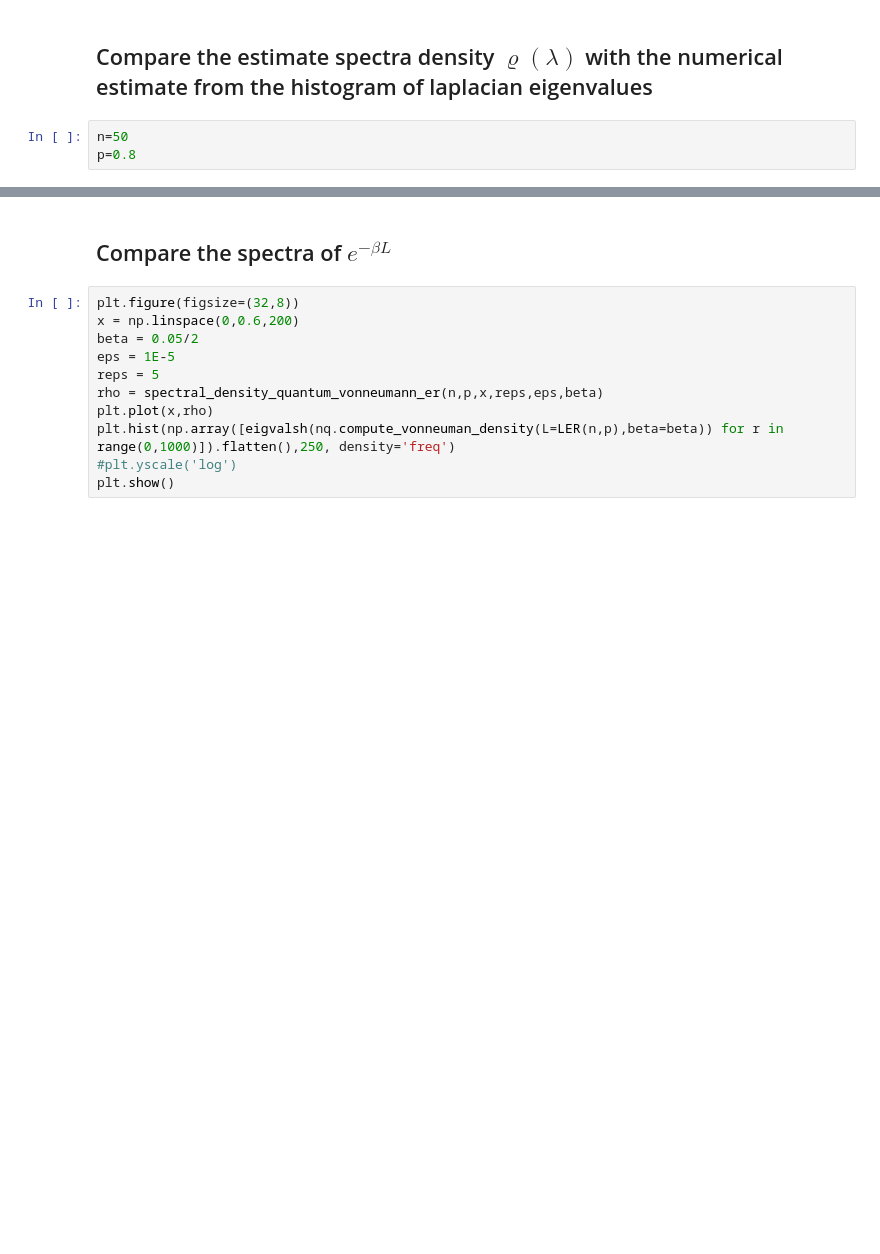
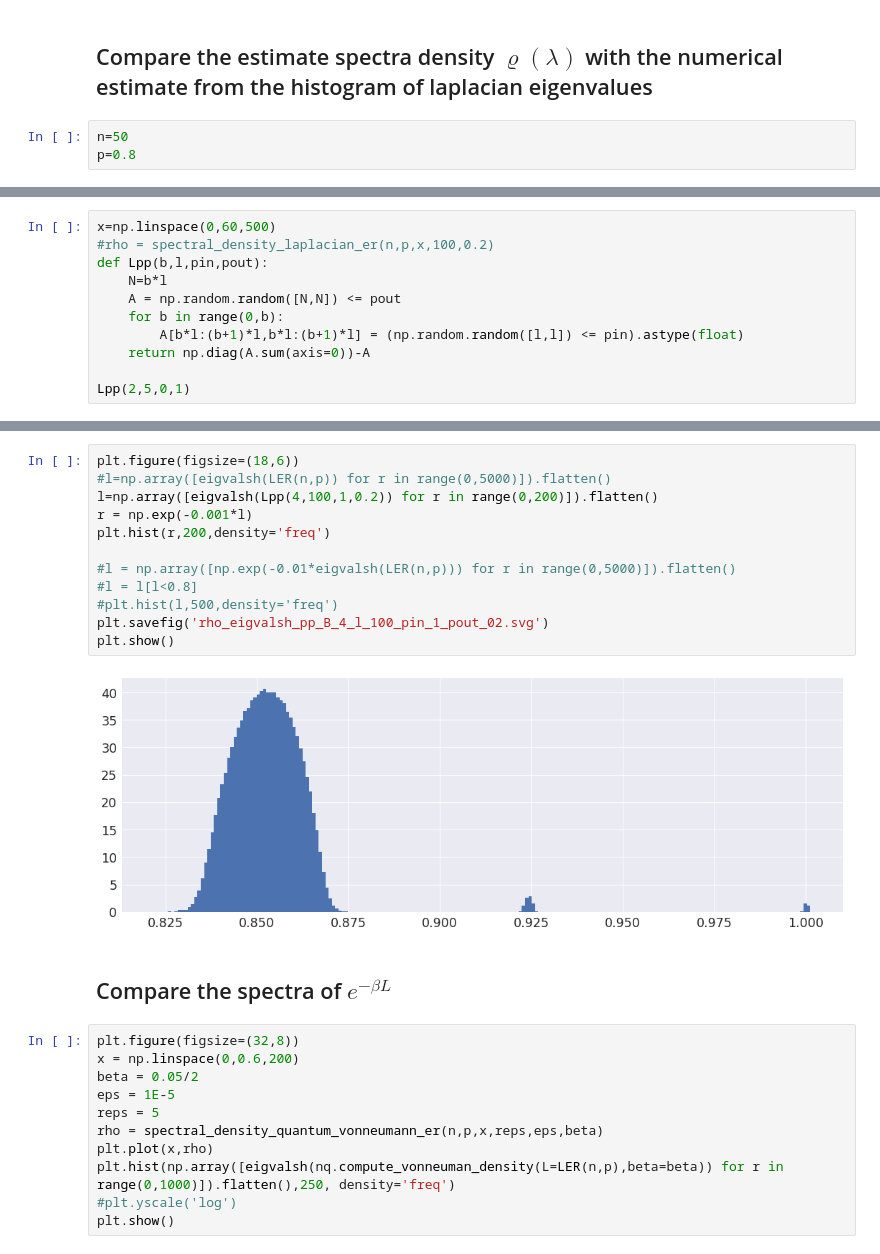
Before and after one commit to CarloNicolini/networkqit, a Jupyter notebook: notebooks/Quenched_vs_annealed_vs_randomfield.ipynb, the cells around one changed output, grey strips where cells are left out. Saved outputs shown, nothing was run; the diff lists cells and outputs as text; blank space fills up the shorter version.

```diff
--- a/notebooks/Quenched_vs_annealed_vs_randomfield.ipynb
+++ b/notebooks/Quenched_vs_annealed_vs_randomfield.ipynb
@@ -176,0 +168,11 @@ plt.show()
+# %%
+x=np.linspace(0,60,500)
+#rho = spectral_density_laplacian_er(n,p,x,100,0.2)
+def Lpp(b,l,pin,pout):
+    N=b*l
+    A = np.random.random([N,N]) <= pout
+    for b in range(0,b):
+        A[b*l:(b+1)*l,b*l:(b+1)*l] = (np.random.random([l,l]) <= pin).astype(float)
+    return np.diag(A.sum(axis=0))-A
+
+Lpp(2,5,0,1)
@@ -177,3 +190,17 @@ plt.show()
+# %%
+plt.figure(figsize=(18,6))
+#l=np.array([eigvalsh(LER(n,p)) for r in range(0,5000)]).flatten()
+l=np.array([eigvalsh(Lpp(4,100,1,0.2)) for r in range(0,200)]).flatten()
+r = np.exp(-0.001*l)
+plt.hist(r,200,density='freq')
+
+#l = np.array([np.exp(-0.01*eigvalsh(LER(n,p))) for r in range(0,5000)]).flatten()
+#l = l[l<0.8]
+#plt.hist(l,500,density='freq')
+plt.savefig('rho_eigvalsh_pp_B_4_l_100_pin_1_pout_02.svg')
+plt.show()
+# %% [output]
+[figure, added]
 # %% [markdown]
 ## Compare the spectra of $e^{-\beta L}$
 # %%
```
Also changed, not shown: parts of 4 cells of this notebook, 2 other files.
